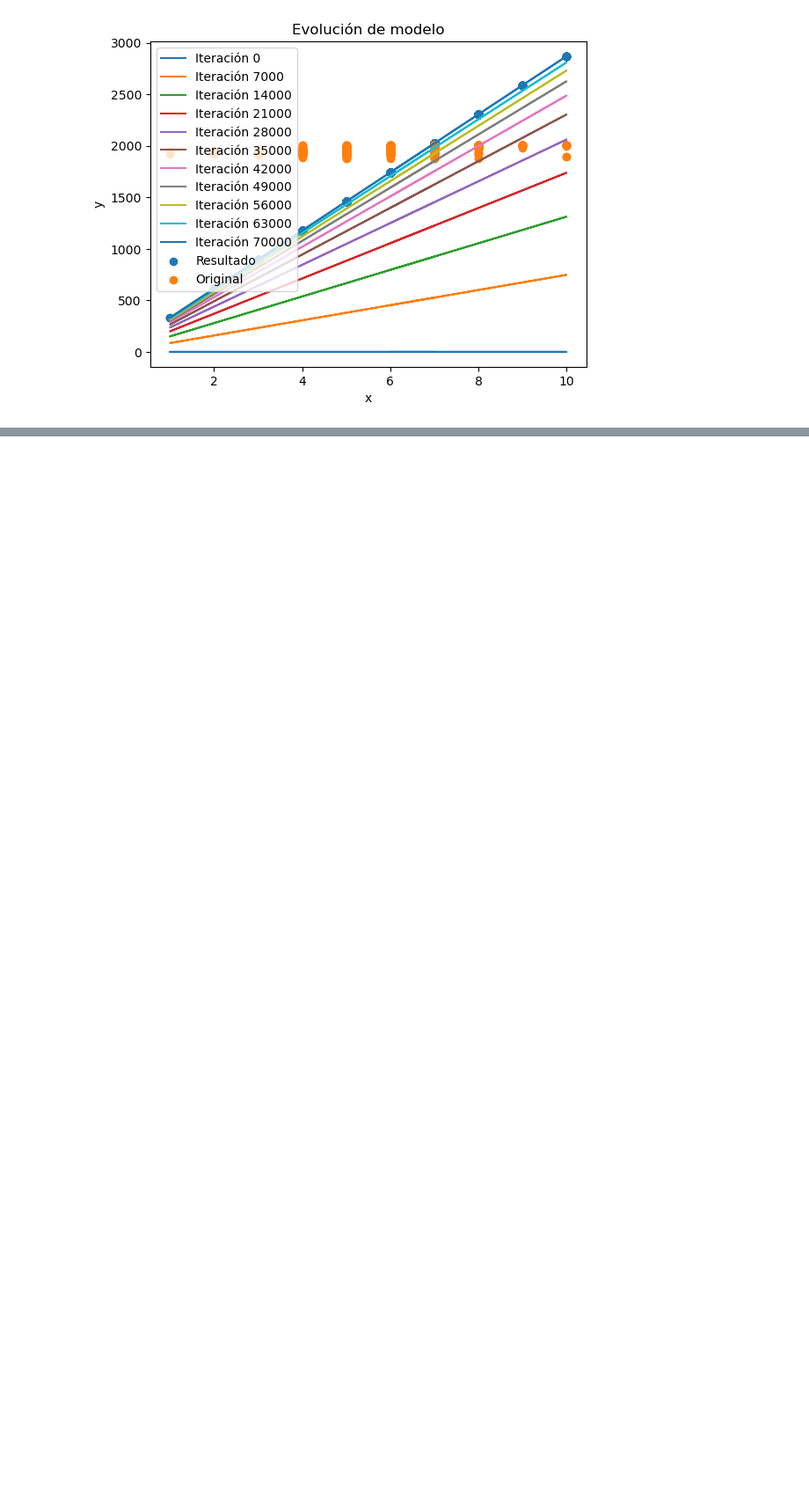
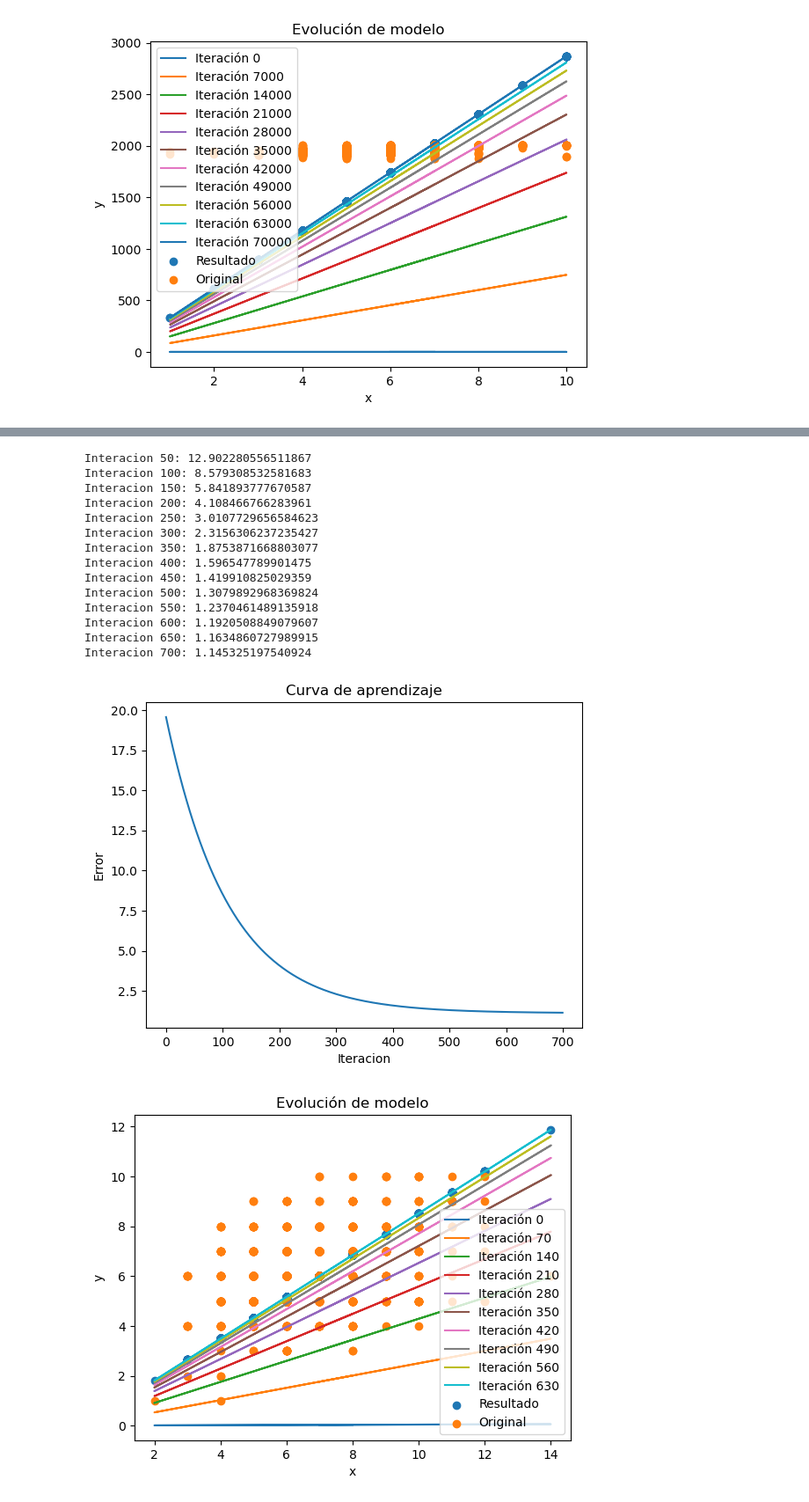
Before and after one commit to SirJose/Proyecto1, a Jupyter notebook: Proyecto1.ipynb, the cells around one changed output, grey strips where cells are left out. Shown at 88% size. Saved outputs shown, nothing was run; the diff lists cells and outputs as text; code cells hidden in the pictures; blank space fills up the shorter version.

```diff
--- a/Proyecto1.ipynb
+++ b/Proyecto1.ipynb
@@ -596,0 +691,26 @@ Interacion 75000: 87206.47197659324
+# %%
+epochs = 700
+print_error_cada = 50
+alpha = 0.0001
+
+modelo1 = ModeloRegresionLineal()
+parametros, errores = modelo1.entrenarModelo(totalrooms,overallquality,epochs,print_error_cada,alpha)
+modelo1.plotCurvaAprendizaje()
+modelo1.plotModelo(70)
+# %% [output]
+Interacion 50: 12.902280556511867
+Interacion 100: 8.579308532581683
+Interacion 150: 5.841893777670587
+Interacion 200: 4.108466766283961
+Interacion 250: 3.0107729656584623
+Interacion 300: 2.3156306237235427
+Interacion 350: 1.8753871668803077
+Interacion 400: 1.596547789901475
+Interacion 450: 1.419910825029359
+Interacion 500: 1.3079892968369824
+Interacion 550: 1.2370461489135918
+Interacion 600: 1.1920508849079607
+Interacion 650: 1.1634860727989915
+Interacion 700: 1.145325197540924
+[figure, added]
+[figure, added]
```
Also changed, not shown: parts of 15 cells of this notebook.
